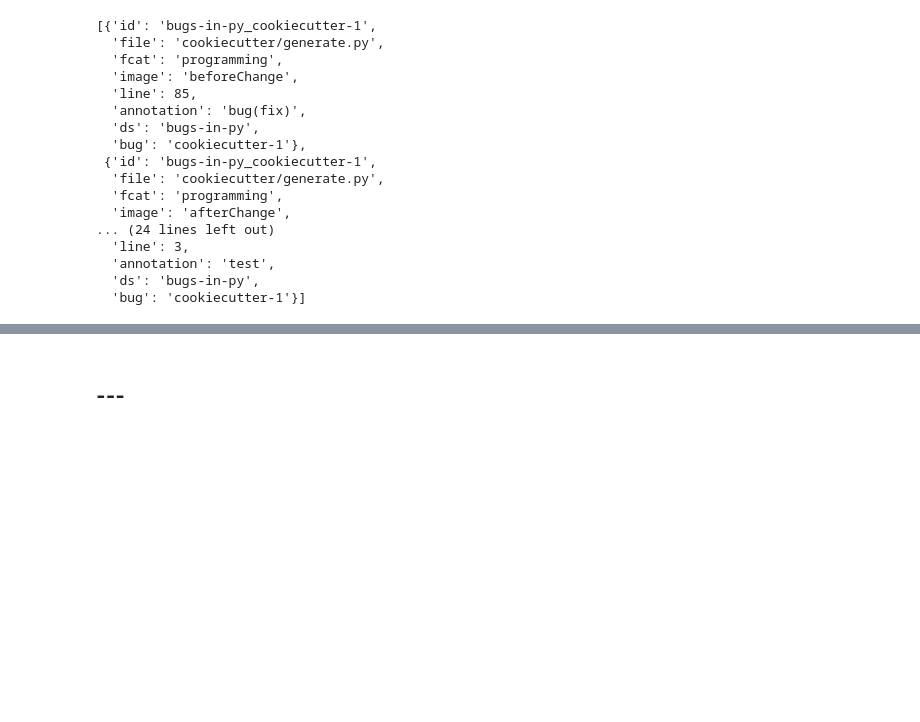
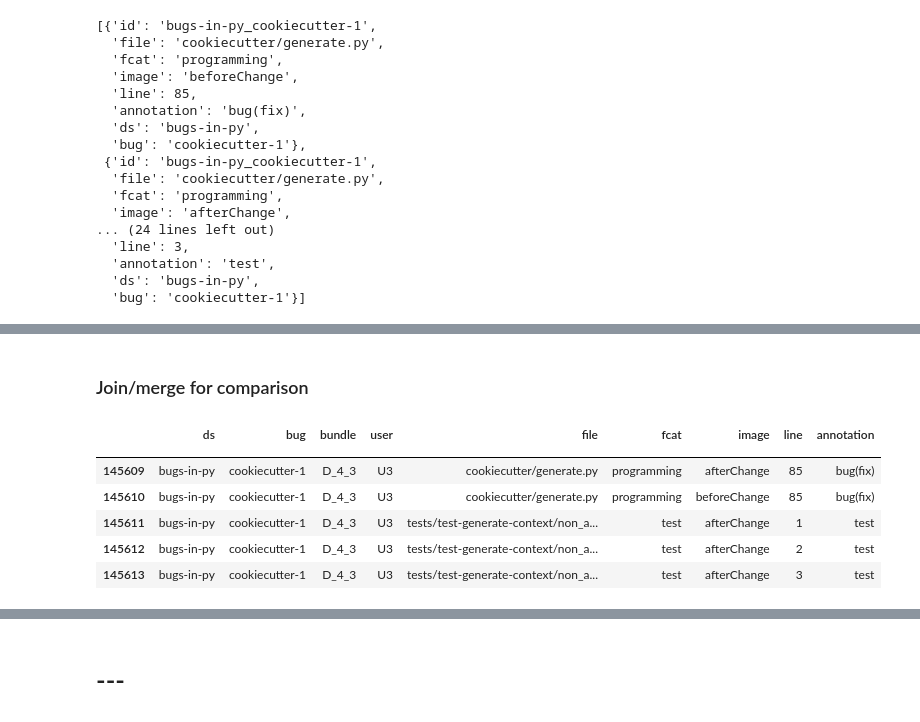
Before and after one commit to ncusi/PatchScope, a Jupyter notebook: notebooks/experiments/01-compare_annotations.ipynb, the cells around one changed output, grey strips where cells are left out. Cells and saved outputs as stored; diff of their text form; code cells hidden in the pictures; blank space fills up the shorter version.

```diff
--- a/notebooks/experiments/01-compare_annotations.ipynb
+++ b/notebooks/experiments/01-compare_annotations.ipynb
@@ -795,3 +795,16 @@ example_collective.head(5)
 | 145611 | bugs-in-py_cookiecutter-1 | D_4_3 | tests/test-generate-context/non_a... | test | afterChange | 1 | test | U3 | False | bugs-in-py | cookiecutter-1 |
 | 145612 | bugs-in-py_cookiecutter-1 | D_4_3 | tests/test-generate-context/non_a... | test | afterChange | 2 | test | U3 | False | bugs-in-py | cookiecutter-1 |
 | 145613 | bugs-in-py_cookiecutter-1 | D_4_3 | tests/test-generate-context/non_a... | test | afterChange | 3 | test | U3 | False | bugs-in-py | cookiecutter-1 |
+# %% [markdown]
+### Join/merge for comparison
+# %%
+example_collective_sel = example_collective[['ds', 'bug', 'bundle', 'user', 'file', 'fcat', 'image', 'line', 'annotation']]
+example_collective_sel.head(5)
+# %% [output]
+|  | ds | bug | bundle | user | file | fcat | image | line | annotation |
+|  |  |  |  |  |  |  |  |  |  |
+| 145609 | bugs-in-py | cookiecutter-1 | D_4_3 | U3 | cookiecutter/generate.py | programming | afterChange | 85 | bug(fix) |
+| 145610 | bugs-in-py | cookiecutter-1 | D_4_3 | U3 | cookiecutter/generate.py | programming | beforeChange | 85 | bug(fix) |
+| 145611 | bugs-in-py | cookiecutter-1 | D_4_3 | U3 | tests/test-generate-context/non_a... | test | afterChange | 1 | test |
+| 145612 | bugs-in-py | cookiecutter-1 | D_4_3 | U3 | tests/test-generate-context/non_a... | test | afterChange | 2 | test |
+| 145613 | bugs-in-py | cookiecutter-1 | D_4_3 | U3 | tests/test-generate-context/non_a... | test | afterChange | 3 | test |
```
Also changed, not shown: parts of 5 cells of this notebook.
